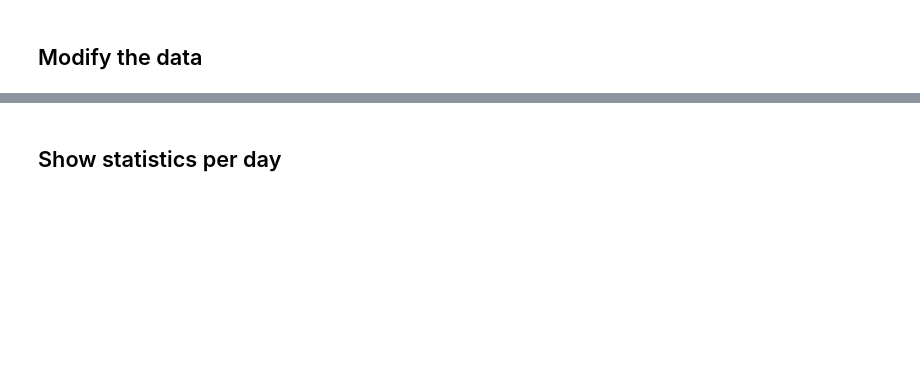
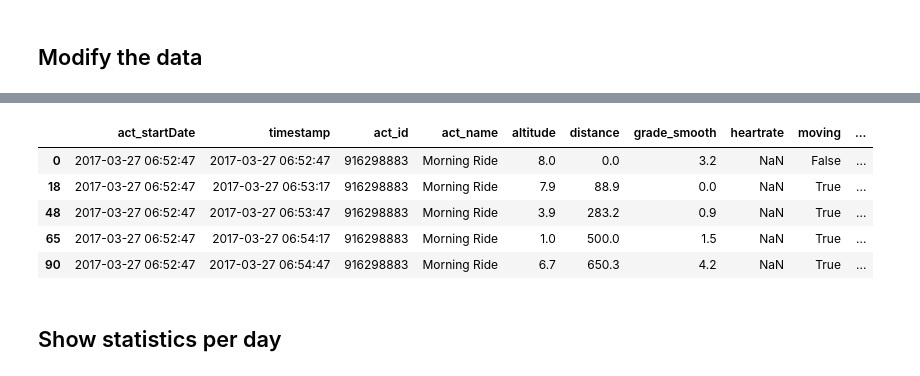
Before and after one commit to oikonang/bike_trip_project, a Jupyter notebook: python/Parsing STRAVA csv.ipynb, the cells around one changed output, grey strips where cells are left out. Cells and saved outputs as stored; diff of their text form; code cells hidden in the pictures; blank space fills up the shorter version.

```diff
--- a/python/Parsing STRAVA csv.ipynb
+++ b/python/Parsing STRAVA csv.ipynb
@@ -82,2 +104,12 @@ df.head()
+# %%
+# Check if the trimming is correct
+df_trim.head()
+# %% [output]
+|  | act_startDate | timestamp | act_id | act_name | altitude | distance | grade_smooth | heartrate | moving | ... |
+| 0 | 2017-03-27 06:52:47 | 2017-03-27 06:52:47 | 916298883 | Morning Ride | 8.0 | 0.0 | 3.2 | NaN | False | ... |
+| 18 | 2017-03-27 06:52:47 | 2017-03-27 06:53:17 | 916298883 | Morning Ride | 7.9 | 88.9 | 0.0 | NaN | True | ... |
+| 48 | 2017-03-27 06:52:47 | 2017-03-27 06:53:47 | 916298883 | Morning Ride | 3.9 | 283.2 | 0.9 | NaN | True | ... |
+| 65 | 2017-03-27 06:52:47 | 2017-03-27 06:54:17 | 916298883 | Morning Ride | 1.0 | 500.0 | 1.5 | NaN | True | ... |
+| 90 | 2017-03-27 06:52:47 | 2017-03-27 06:54:47 | 916298883 | Morning Ride | 6.7 | 650.3 | 4.2 | NaN | True | ... |
 # %% [markdown]
 ## Show statistics per day
```
Also changed, not shown: parts of 10 cells of this notebook, 1 other file.
